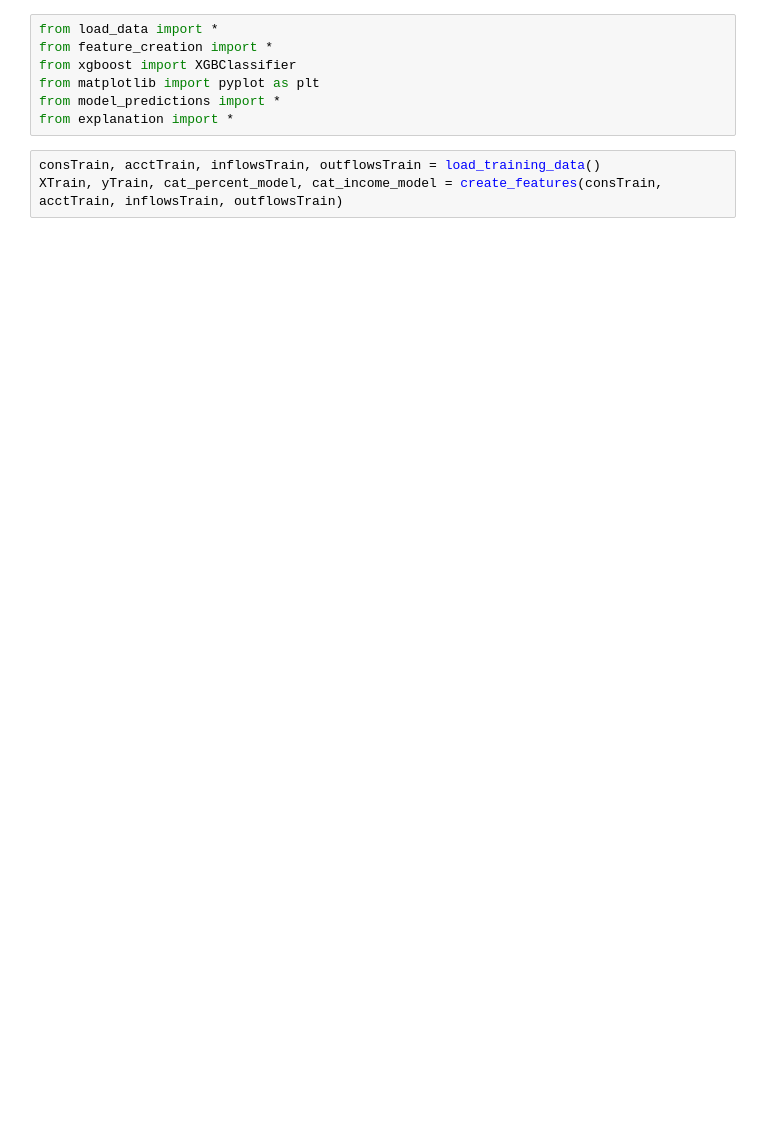
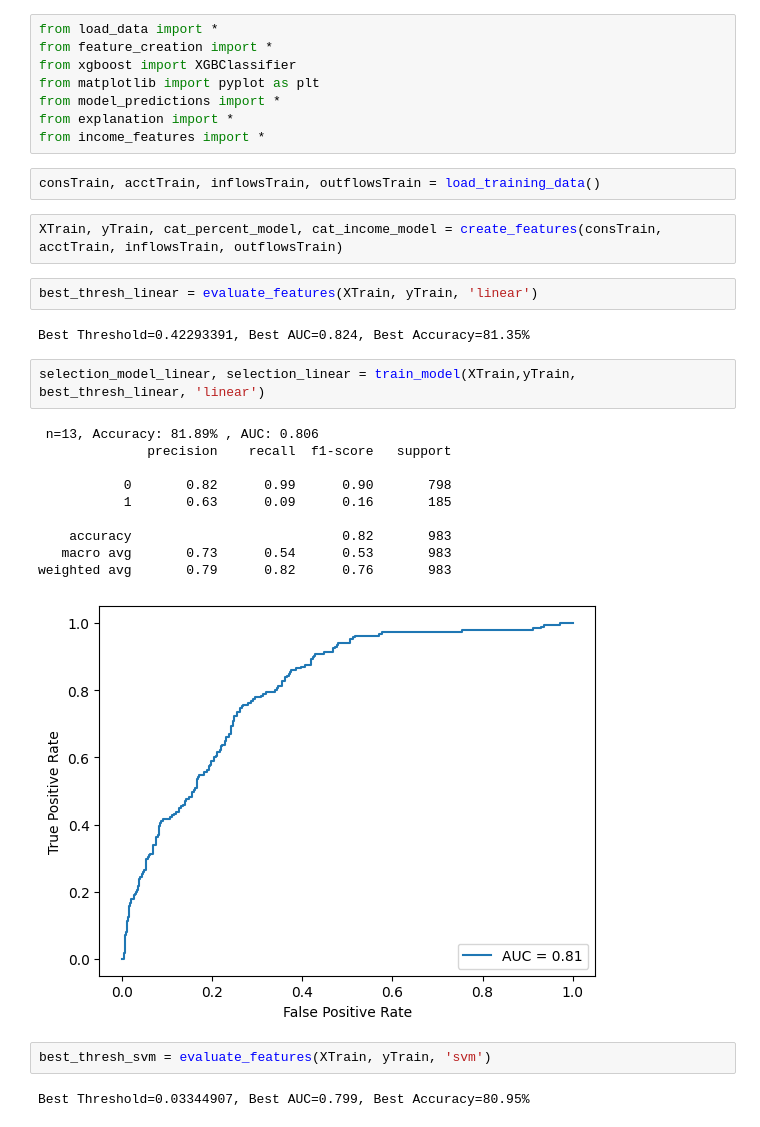
Before and after one commit to daphneyyy/dsc-capstone-project, a Jupyter notebook: test.ipynb, the cells around one changed output. Drawn from its saved outputs; the diff is of its cells as text; blank space fills up the shorter version.

```diff
--- a/test.ipynb
+++ b/test.ipynb
@@ -5,6 +5,29 @@ from xgboost import XGBClassifier
 from matplotlib import pyplot as plt
 from model_predictions import *
 from explanation import *
+from income_features import *
+# %%
+consTrain, acctTrain, inflowsTrain, outflowsTrain = load_training_data()
 # %%
-consTrain, acctTrain, inflowsTrain, outflowsTrain = load_training_data()
 XTrain, yTrain, cat_percent_model, cat_income_model = create_features(consTrain, acctTrain, inflowsTrain, outflowsTrain)
+# %%
+best_thresh_linear = evaluate_features(XTrain, yTrain, 'linear')
+# %% [output]
+Best Threshold=0.42293391, Best AUC=0.824, Best Accuracy=81.35%
+# %%
+selection_model_linear, selection_linear = train_model(XTrain,yTrain, best_thresh_linear, 'linear')
+# %% [output]
+ n=13, Accuracy: 81.89% , AUC: 0.806
+              precision    recall  f1-score   support
+
+           0       0.82      0.99      0.90       798
+           1       0.63      0.09      0.16       185
+
+    accuracy                           0.82       983
+   macro avg       0.73      0.54      0.53       983
+weighted avg       0.79      0.82      0.76       983
+[figure, added]
+# %%
+best_thresh_svm = evaluate_features(XTrain, yTrain, 'svm')
+# %% [output]
+Best Threshold=0.03344907, Best AUC=0.799, Best Accuracy=80.95%
```
Also changed, not shown: parts of 9 cells of this notebook, 13 other files.
